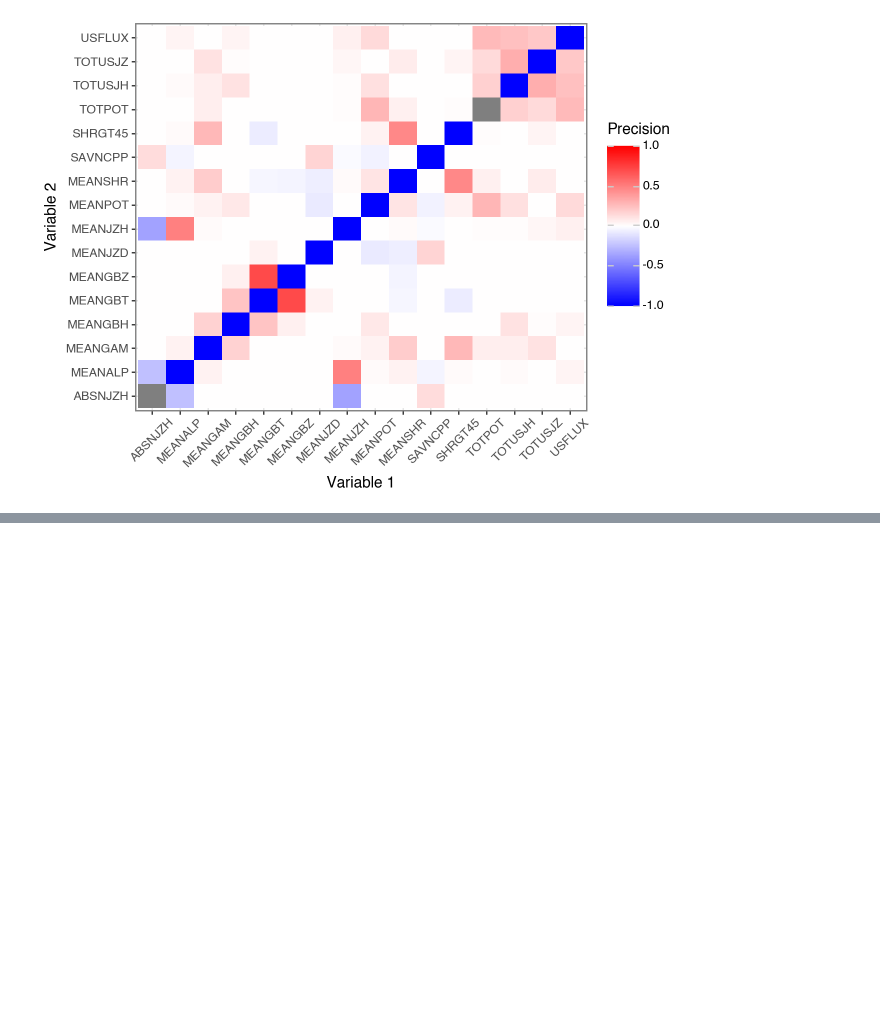
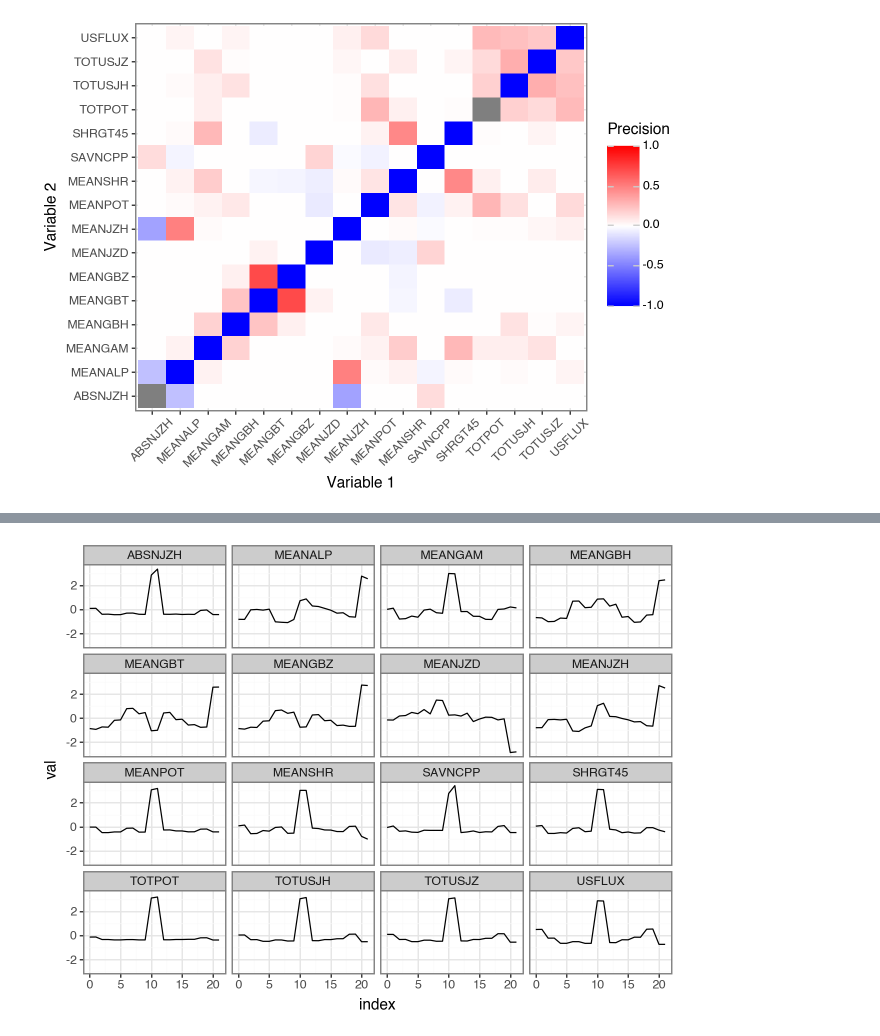
Before and after one commit to victorverma/xray_flux_forecasting, a Jupyter notebook: graphical_lasso/graphical_lasso.ipynb, the cells around one changed output, grey strips where cells are left out. Drawn from its saved outputs; the diff is of its cells as text; code cells hidden in the pictures; blank space fills up the shorter version.

Commit message:
Current version of graphical lasso notebook

```diff
--- a/graphical_lasso/graphical_lasso.ipynb
+++ b/graphical_lasso/graphical_lasso.ipynb
@@ -344,0 +296,3 @@ plot_costs(costs)
+# %%
+flare_data = pd.read_parquet("../flare_data/flare_data.parquet")
+flare_data.head()
@@ -344,0 +315,27 @@ plot_costs(costs)
+# %%
+i = 2538
+start_time = flare_data.loc[i, "start time"]
+end_time = flare_data.loc[i, "end time"]
+block = harp_flare_data.loc[(harp_flare_data["T_REC"] >= start_time) & (harp_flare_data["T_REC"] <= end_time), ["T_REC"] + sharp_params + ["start time", "end time", "flare_class", "peak_intensity"]]
+# block
+
+block2 = pd.DataFrame(scale(block[sharp_params]))
+block2.columns = sharp_params
+block2.reset_index(inplace=True)
+
+block_long = pd.melt(
+    block2,#block2[["T_REC"] + sharp_params],
+    id_vars="index",#"T_REC",
+    value_vars=sharp_params,
+    var_name="var",
+    value_name="val"
+)
+
+(
+    ggplot(data=block_long, mapping=aes(x="index", y="val")) +
+    facet_wrap(facets="var") +
+    geom_line() +
+    theme_bw()
+)
+# %% [output]
+[figure, added]
```
Also changed, not shown: parts of 26 cells of this notebook.
